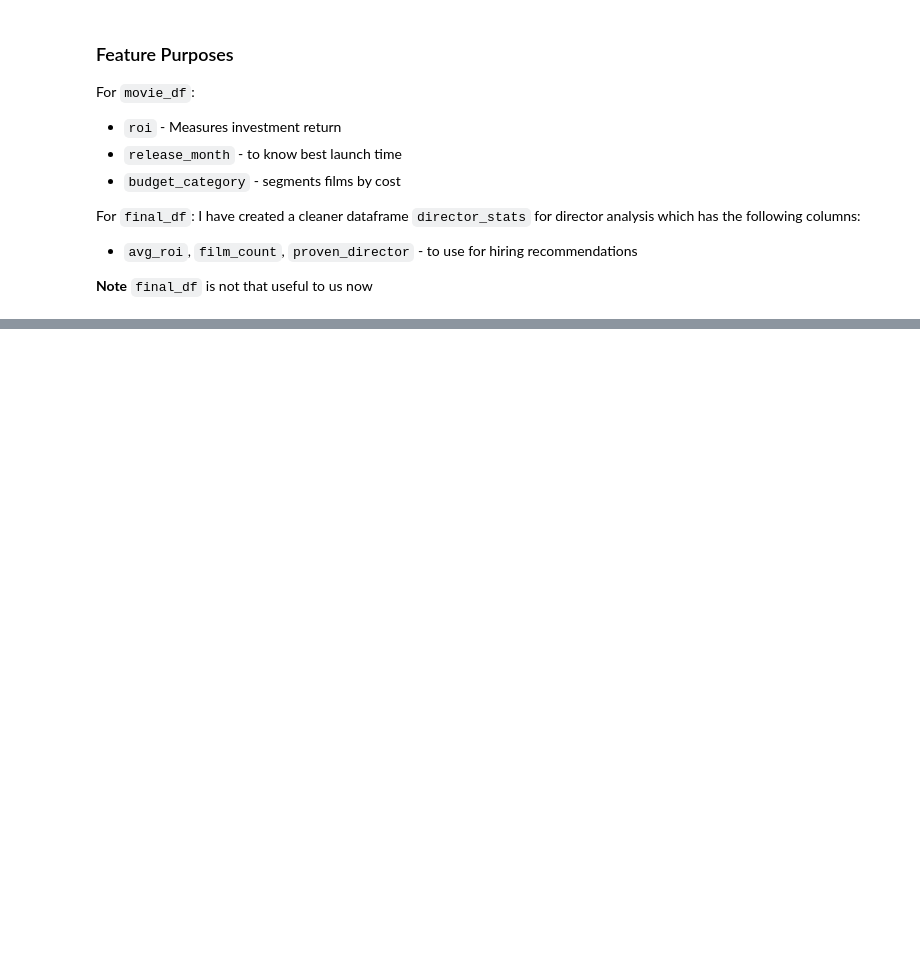
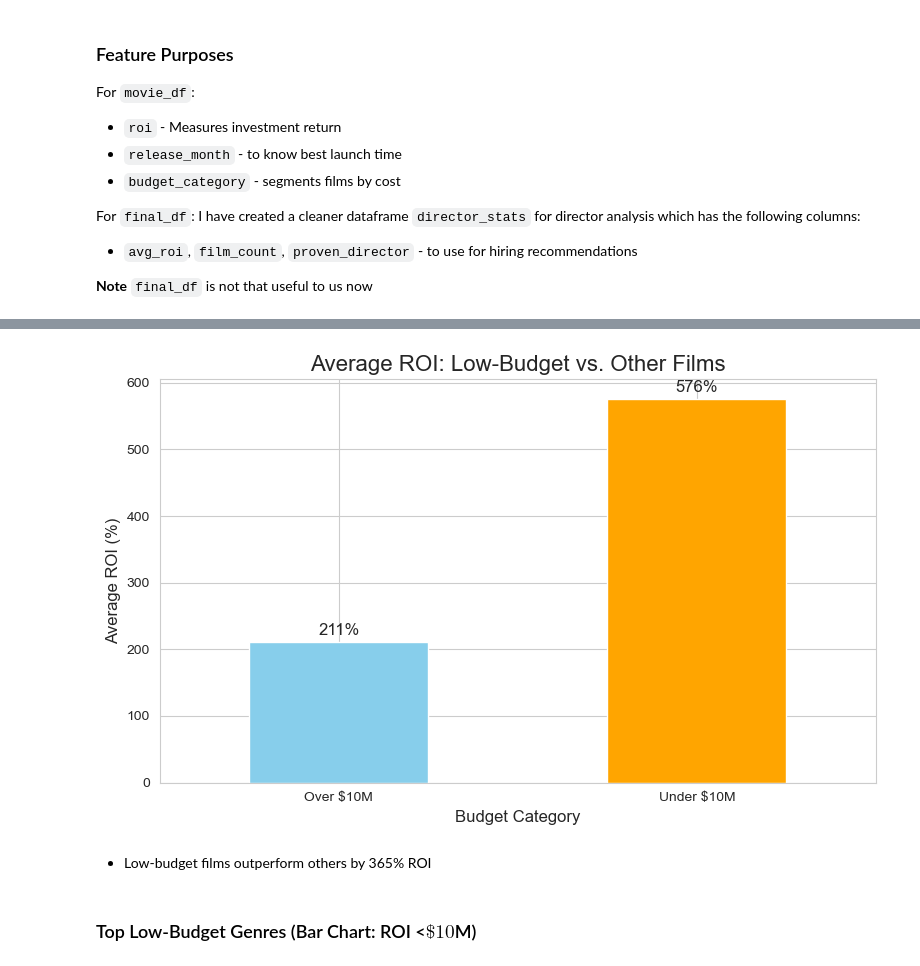
Before and after one commit to patsi-dev/Phase-2-Project-Repository, a Jupyter notebook: index.ipynb, the cells around one changed output, grey strips where cells are left out. Cells and saved outputs as stored; diff of their text form; code cells hidden in the pictures; blank space fills up the shorter version.

```diff
--- a/index.ipynb
+++ b/index.ipynb
@@ -951,0 +1020,23 @@ I have created a cleaner dataframe `director_stats` for director analysis which
+# %%
+movie_df['is_low_budget'] = movie_df['production_budget'] < 10_000_000
+
+budget_comparison = movie_df.groupby('is_low_budget')['roi'].agg(['mean', 'count'])
+# %%
+plt.figure(figsize=(8, 5))
+budget_comparison['mean'].plot(kind='bar', color=['skyblue', 'orange'])
+plt.title("Average ROI: Low-Budget vs. Other Films", fontsize=16)
+plt.xlabel("Budget Category", fontsize=12)
+plt.ylabel("Average ROI (%)", fontsize=12)
+plt.xticks([0, 1], ['Over $10M', 'Under $10M'], rotation = 0)
+
+for i, roi in enumerate(budget_comparison['mean']):
+    plt.text(i, roi + 10, f"{roi:.0f}%", ha='center', fontsize=12)
+
+plt.tight_layout()
+plt.show()
+# %% [output]
+[figure, added]
+# %% [markdown]
+- Low-budget films outperform others by 365% ROI
+# %% [markdown]
+### Top Low-Budget Genres (Bar Chart: ROI <$\$10$M)
```
Also changed, not shown: parts of 33 cells of this notebook.
